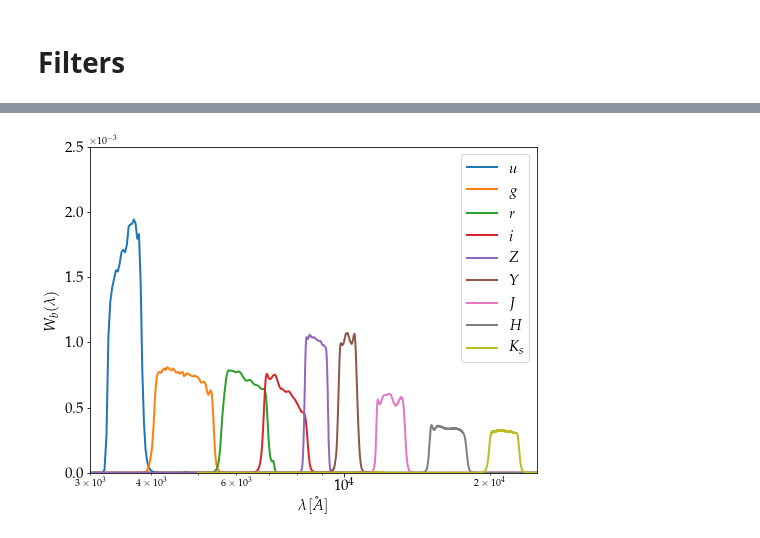
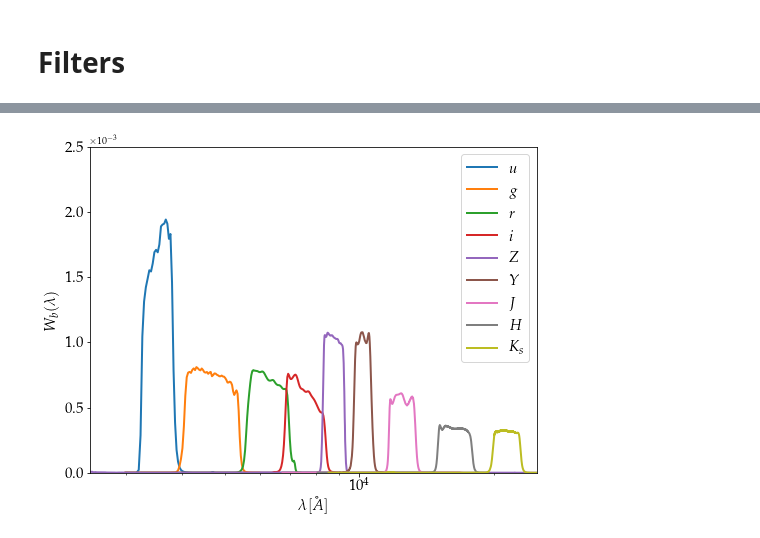
Before and after one commit to Harry45/BHM-nz, a Jupyter notebook: bhm/playground.ipynb, the cells around one changed output, grey strips where cells are left out. Saved outputs shown, nothing was run; the diff lists cells and outputs as text; code cells hidden in the pictures.

```diff
--- a/bhm/playground.ipynb
+++ b/bhm/playground.ipynb
@@ -395,3 +376,7 @@ testing_fe.values[17, 0]/test_flux_err.values[17, 0]
+# %%
+flux_corr, fluxerr_corr = process_flux(df_flux, df_flux_err)
+mag_corr = process_magnitude(df_mag, df_magerr, df_mag_lim, df_flux)
+fluxerr_corr_scaled = process_fluxerr(mag_corr, df_magerr, df_mag_lim, flux_corr, fluxerr_corr)
 # %% [markdown]
 # Error Function
 # %%
@@ -440,10 +423,10 @@ labels = [r'$u$', r'$g$', r'$r$', r'$i$', r'$Z$', r'$Y$', r'$J$', r'$H$', r'$K_{
 # %%
 plt.figure(figsize=(6, 6))
 for i in range(9):
-    fluxvalues = test_flux.values[:,i][test_mag.values[:,i] != 99.0]
-    print(f'Number of objects with valid (positive) flux is {fluxvalues.shape[0]}')
+    fluxvalues = flux_corr.values[:,i][mag_corr.values[:,i] != 99.0]
+    print(f'Number of objects with good flux is {fluxvalues.shape[0]}')
     plt.hist(np.log10(fluxvalues), density=True, bins=20, histtype='step', label = f'{labels[i]}')
-plt.xlabel(r'$f$', fontsize=15)
+plt.xlabel(r'$\textrm{log}_{10}\,f$', fontsize=15)
 plt.tick_params(axis="x", labelsize=15)
 plt.tick_params(axis="y", labelsize=15)
 plt.legend(loc = 'best',prop={'family':'sans-serif', 'size':15})
@@ -467,12 +448,13 @@ from typing import Tuple
 # %%
-def get_filters(folder: str, filternames: list) -> Tuple[dict, dict, dict]:
+def get_filters(folder: str, filternames: list, lambdamin = 2.5E3, lambdamax = 3E4) -> Tuple[dict, dict, dict]:
     """
     Get the filters to be used to calculate the flux.
 
     Args:
         folder (str): folder where the filters are stored.
-
         filternames (list): name of all the filters
+        lambdamin (float): the minimum wavelength imposed
+        lambdamax (float): the maximum wavelength imposed
 
     Returns:
         Tuple[dict, dict, dict]: the filter, its wavelength range, the minimum and maximum wavelength.
@@ -487,7 +469,7 @@ def get_filters(folder: str, filternames: list) -> Tuple[dict, dict, dict]:
         if f in ['Z', 'Y', 'J', 'H', 'Ks']:
             wavelength *= 10 # because the units are in micron instead of angstrom
 
-        condition = wavelength > 2500
+        condition = (wavelength > lambdamin) & (wavelength <= lambdamax)
         wavelength = wavelength[condition]
         filt = filt[condition]
 
@@ -497,12 +479,12 @@ def get_filters(folder: str, filternames: list) -> Tuple[dict, dict, dict]:
         filt /= norm
 
         # find minimum and maximum wavelength
-        ind = np.where(filt > 0.01 * np.max(filt))[0]
+        ind = np.where(filt > 1E-4 * np.max(filt))[0]
         lambda_min, lambda_max = wavelength[ind[0]], wavelength[ind[-1]]
 
-        record[f.split(".")[0]] = filt
+        record[f.split(".")[0]] = filt[ind]
         record_minmax[f.split(".")[0]] = [lambda_min, lambda_max]
-        record_wavelength[f.split(".")[0]] = wavelength
+        record_wavelength[f.split(".")[0]] = wavelength[ind]
 
     return record, record_wavelength, record_minmax
 # %%
@@ -531,22 +530,22 @@ seds = get_seds('seds')
 # %%
-filters, filterwave, filterwaverange = get_filters('filters', CONFIG.band)
+filters, filterwave, filterwaverange = get_filters('filters', CONFIG.band, lambdamin = 2.5E3, lambdamax = 2.5E4)
 # %%
 plt.figure(figsize = (8,6))
 for i, key in enumerate(CONFIG.band):
     plt.plot(filterwave[key], filters[key], lw = 2, label = labels[i])
-plt.xlim(3000, 2.5E4)
+plt.xlim(2.5E3, 2.5E4)
 plt.ylim(0, 0.0025)
 plt.ylabel(r'$W_b(\lambda)$', fontsize=15)
 plt.xlabel(r'$\lambda [\AA]$', fontsize=15)
 plt.tick_params(axis="x", labelsize=15)
 plt.tick_params(axis="y", labelsize=15)
 plt.xscale('log')
 plt.ticklabel_format(axis='y', style='sci', scilimits=(0,4))
 plt.legend(loc = 'best',prop={'family':'sans-serif', 'size':15})
 # plt.savefig('/home/harry/Desktop/filters.pdf', bbox_inches = 'tight')
 plt.show()
 # %% [output]
-[figure, old version]
+[figure, new version]
 # %%
 def approx_lum_dist(redshift: float) -> float:
     """
```
Also changed, not shown: parts of 98 cells of this notebook.
